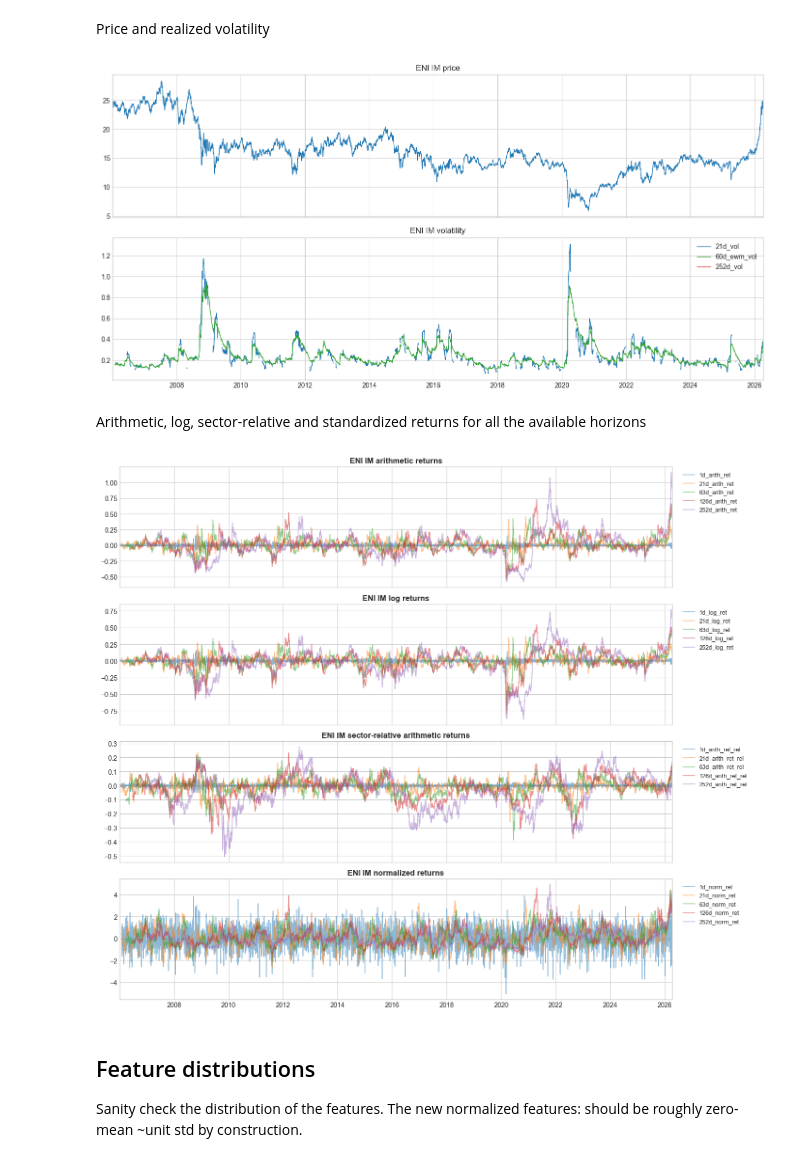
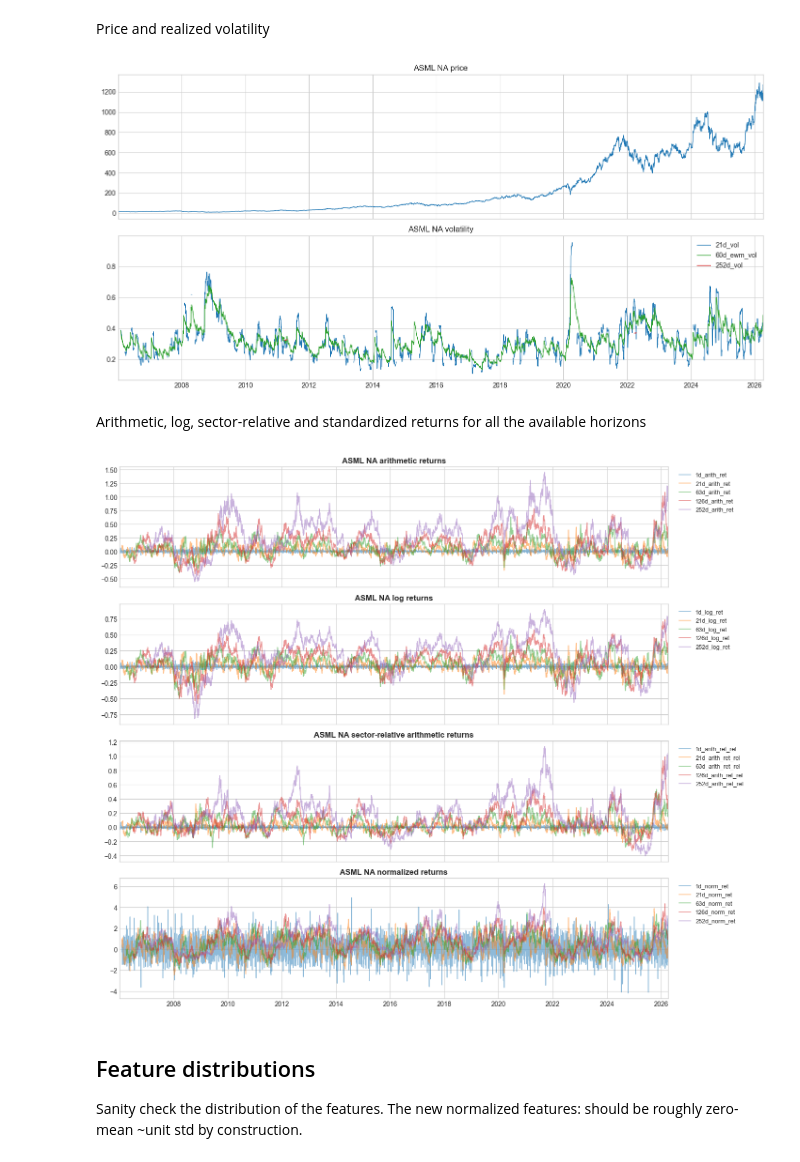
Before and after one commit to Edoardovona/STOXX600_DeepMomentumNetwork, a Jupyter notebook: notebooks/00_exploration.ipynb, the cells around one changed output. Drawn from its saved outputs; the diff is of its cells as text; code cells hidden in the pictures.

```diff
--- a/notebooks/00_exploration.ipynb
+++ b/notebooks/00_exploration.ipynb
@@ -78,24 +78,24 @@ Tickers with full history: 152 / 776
 # %% [markdown]
 Price and realized volatility
 # %%
-TICKER = "ENI IM" # some examples: ASML NA, SAP GY, AZN LN, ENI IM, SAN FP, TTE FP, HSBA LN
+TICKER = "ASML NA" # some examples: ASML NA, SAP GY, AZN LN, ENI IM, SAN FP, TTE FP, HSBA LN
 
 one = stocks.loc[stocks["ticker"] == TICKER].set_index("date").sort_index()
 
 fig, axes = plt.subplots(2, 1, figsize=(14, 7), sharex=True)
 axes[0].plot(one.index, one["price"], linewidth=1)
 axes[0].set_title(f"{TICKER} price")
 axes[0].set_xlim(pd.to_datetime('2006-01-02'), pd.to_datetime('2026-04-10'))
 
 for col, color in [("21d_vol", "tab:blue"), ("60d_ewm_vol", "tab:green"), ("252d_vol", "tab:red")]:
     if col in one.columns:
         axes[1].plot(one.index, one[col], linewidth=1, label=col, color=color)
 axes[1].set_title(f"{TICKER} volatility")
 axes[1].legend()
 plt.tight_layout()
 plt.show()
 # %% [output]
-[figure, old version]
+[figure, new version]
 # %% [markdown]
 Arithmetic, log, sector-relative and standardized returns for all the available horizons
 # %%
@@ -126,7 +126,7 @@ axes[-1].set_xlim(pd.to_datetime('2006-01-02'), pd.to_datetime('2026-04-10'))
 
 plt.tight_layout(); plt.show()
 # %% [output]
-[figure, old version]
+[figure, new version]
 # %% [markdown]
 ## Feature distributions
 
```
Also changed, not shown: parts of 5 cells of this notebook, 11 other files.
